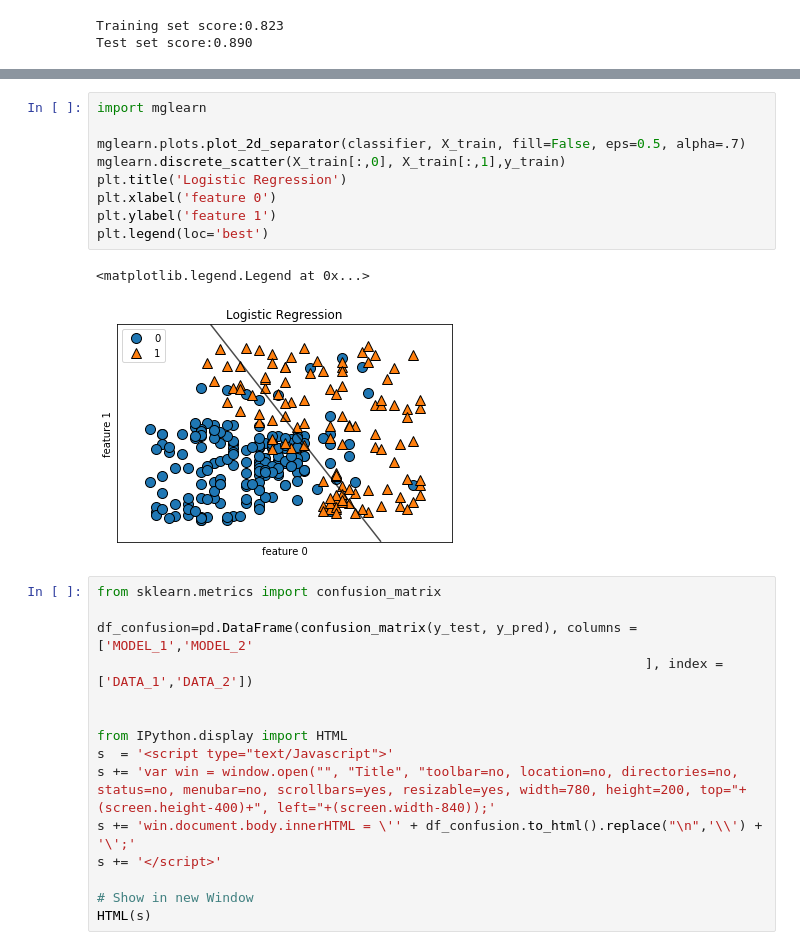
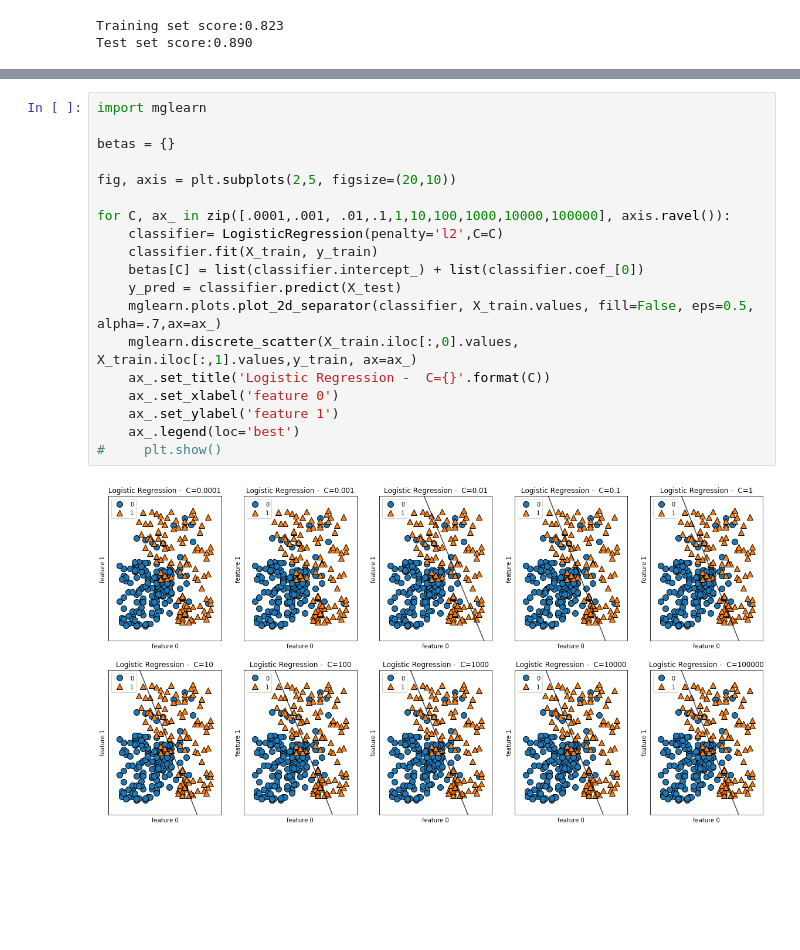
Before and after one commit to FabioMMaia/Machine_Learning, a Jupyter notebook: Classification Algorithms/Logistic Regression.ipynb, the cells around one changed output, grey strips where cells are left out. Drawn from its saved outputs; the diff is of its cells as text; blank space fills up the shorter version.

```diff
--- a/Classification Algorithms/Logistic Regression.ipynb
+++ b/Classification Algorithms/Logistic Regression.ipynb
@@ -173,27 +286,21 @@ plt.legend(loc='best')
-# %%
-import mglearn
-
-mglearn.plots.plot_2d_separator(classifier, X_train, fill=False, eps=0.5, alpha=.7)
-mglearn.discrete_scatter(X_train[:,0], X_train[:,1],y_train)
-plt.title('Logistic Regression')
-plt.xlabel('feature 0')
-plt.ylabel('feature 1')
-plt.legend(loc='best')
-# %% [output]
-<matplotlib.legend.Legend at 0x...>
-[figure, removed]
-# %%
-from sklearn.metrics import confusion_matrix
-
-df_confusion=pd.DataFrame(confusion_matrix(y_test, y_pred), columns = ['MODEL_1','MODEL_2'
-                                                                      ], index = ['DATA_1','DATA_2'])
-
-
-from IPython.display import HTML
-s  = '<script type="text/Javascript">'
-s += 'var win = window.open("", "Title", "toolbar=no, location=no, directories=no, status=no, menubar=no, scrollbars=yes, resizable=yes, width=780, height=200, top="+(screen.height-400)+", left="+(screen.width-840));'
-s += 'win.document.body.innerHTML = \'' + df_confusion.to_html().replace("\n",'\\') + '\';'
-s += '</script>'
-
-# Show in new Window
-HTML(s)
+# %%
+import mglearn
+
+betas = {}
+
+fig, axis = plt.subplots(2,5, figsize=(20,10))
+
+for C, ax_ in zip([.0001,.001, .01,.1,1,10,100,1000,10000,100000], axis.ravel()):
+    classifier= LogisticRegression(penalty='l2',C=C)
+    classifier.fit(X_train, y_train)
+    betas[C] = list(classifier.intercept_) + list(classifier.coef_[0])
+    y_pred = classifier.predict(X_test)
+    mglearn.plots.plot_2d_separator(classifier, X_train.values, fill=False, eps=0.5, alpha=.7,ax=ax_)
+    mglearn.discrete_scatter(X_train.iloc[:,0].values, X_train.iloc[:,1].values,y_train, ax=ax_)
+    ax_.set_title('Logistic Regression -  C={}'.format(C))
+    ax_.set_xlabel('feature 0')
+    ax_.set_ylabel('feature 1')
+    ax_.legend(loc='best')
+#     plt.show()
+# %% [output]
+[figure, added]
```
Also changed, not shown: parts of 47 cells of this notebook, 24 other files.
